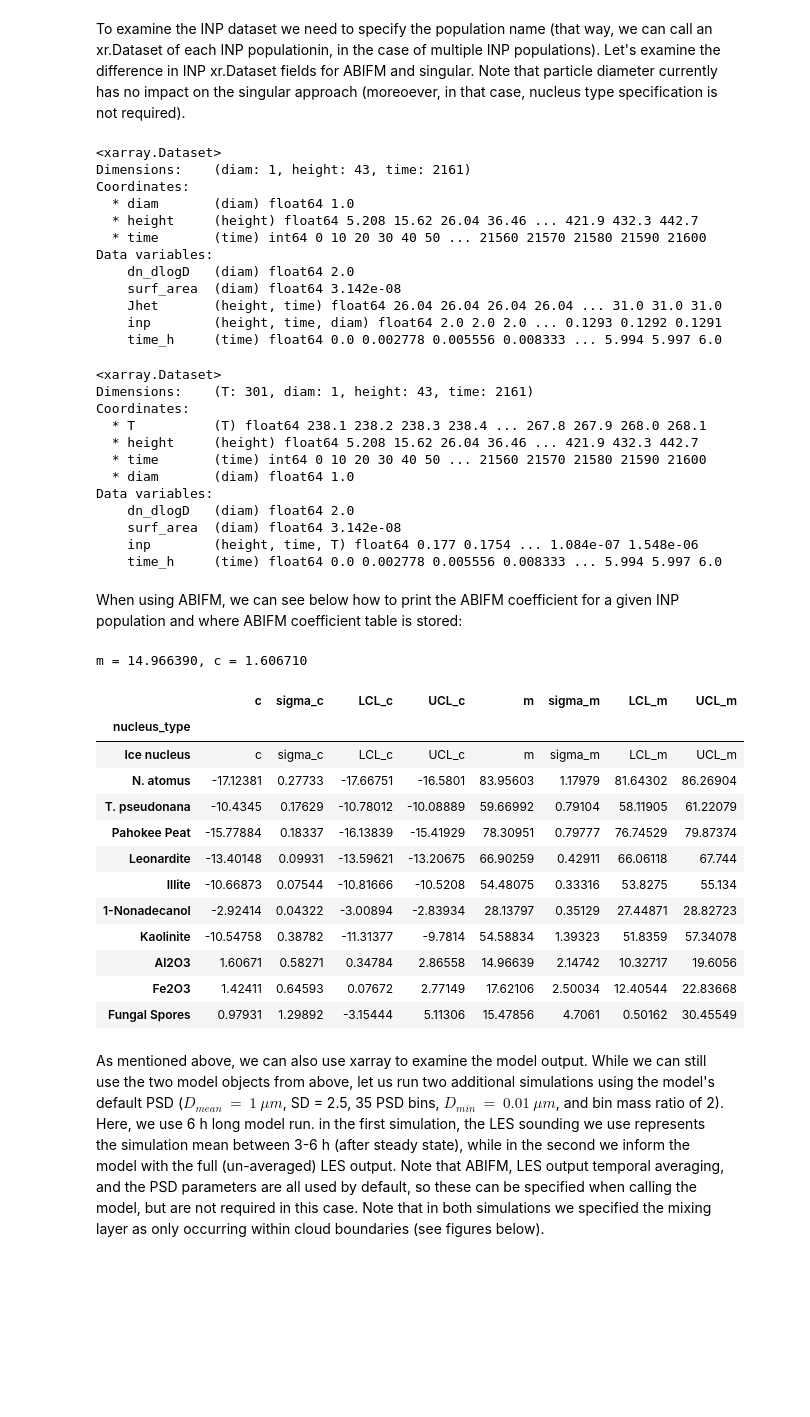
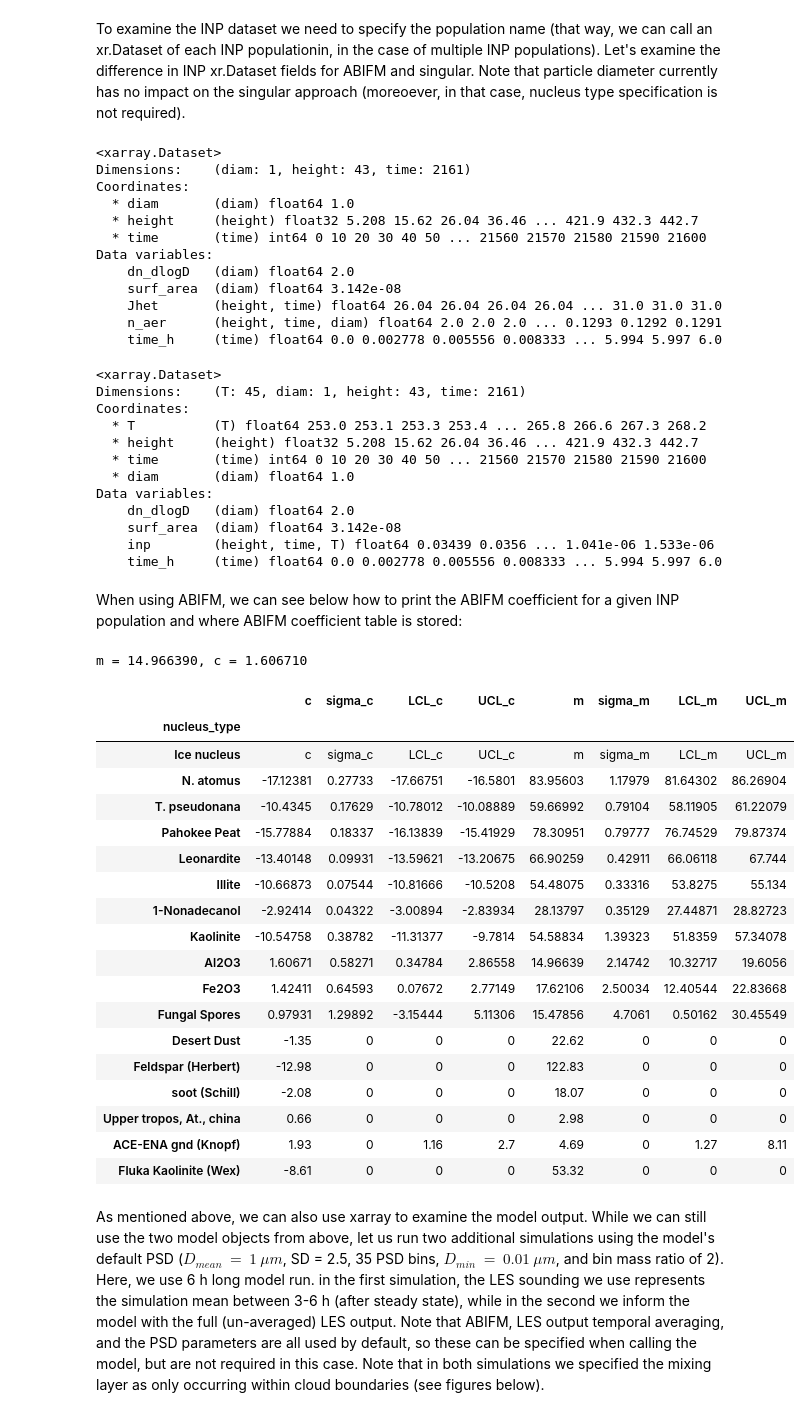
Before and after one commit to open-atmos/AC-1D, a Jupyter notebook: doc/source/Example.ipynb, the cells around one changed output. Saved outputs shown, nothing was run; the diff lists cells and outputs as text; code cells hidden in the pictures; blank space fills up the shorter version.

```diff
--- a/doc/source/Example.ipynb
+++ b/doc/source/Example.ipynb
@@ -9,7 +9,7 @@ import numpy as np
 # ABIFM
 model_abifm = ci_model(use_ABIFM=True,
                  entrain_from_cth=False,
-                 inp_info=[{"name": "Al2O3_1",                # INP population #1 properties
+                 aer_info=[{"name": "Al2O3_1",                # INP population #1 properties
                             "n_init_max": 2.,
                             "psd": {"type": "mono",
                                    "diam": 1.},
@@ -19,7 +19,7 @@ model_abifm = ci_model(use_ABIFM=True,
 # Singular
 model_singular = ci_model(use_ABIFM=False,
                  entrain_from_cth=False,
-                 inp_info=[{"name": "Al2O3_1",                # INP population #1 properties
+                 aer_info=[{"name": "Al2O3_1",                # INP population #1 properties
                             "n_init_max": 2.,
                             "psd": {"type": "mono",
                                    "diam": 1.},
@@ -83,55 +82,61 @@ Data variables:
 # %% [markdown]
 To examine the INP dataset we need to specify the population name (that way, we can call an xr.Dataset of each INP populationin, in the case of multiple INP populations). Let's examine the difference in INP xr.Dataset fields for ABIFM and singular. Note that particle diameter currently has no impact on the singular approach (moreoever, in that case, nucleus type specification is not required).
 # %%
-model_abifm.inp["Al2O3_1"].ds
+model_abifm.aer["Al2O3_1"].ds
 # %% [output]
 <xarray.Dataset>
 Dimensions:    (diam: 1, height: 43, time: 2161)
 Coordinates:
   * diam       (diam) float64 1.0
-  * height     (height) float64 5.208 15.62 26.04 36.46 ... 421.9 432.3 442.7
+  * height     (height) float32 5.208 15.62 26.04 36.46 ... 421.9 432.3 442.7
   * time       (time) int64 0 10 20 30 40 50 ... 21560 21570 21580 21590 21600
 Data variables:
     dn_dlogD   (diam) float64 2.0
     surf_area  (diam) float64 3.142e-08
     Jhet       (height, time) float64 26.04 26.04 26.04 26.04 ... 31.0 31.0 31.0
-    inp        (height, time, diam) float64 2.0 2.0 2.0 ... 0.1293 0.1292 0.1291
+    n_aer      (height, time, diam) float64 2.0 2.0 2.0 ... 0.1293 0.1292 0.1291
     time_h     (time) float64 0.0 0.002778 0.005556 0.008333 ... 5.994 5.997 6.0
 # %%
-model_singular.inp["Al2O3_1"].ds
+model_singular.aer["Al2O3_1"].ds
 # %% [output]
 <xarray.Dataset>
-Dimensions:    (T: 301, diam: 1, height: 43, time: 2161)
+Dimensions:    (T: 45, diam: 1, height: 43, time: 2161)
 Coordinates:
-  * T          (T) float64 238.1 238.2 238.3 238.4 ... 267.8 267.9 268.0 268.1
-  * height     (height) float64 5.208 15.62 26.04 36.46 ... 421.9 432.3 442.7
+  * T          (T) float64 253.0 253.1 253.3 253.4 ... 265.8 266.6 267.3 268.2
+  * height     (height) float32 5.208 15.62 26.04 36.46 ... 421.9 432.3 442.7
   * time       (time) int64 0 10 20 30 40 50 ... 21560 21570 21580 21590 21600
   * diam       (diam) float64 1.0
 Data variables:
     dn_dlogD   (diam) float64 2.0
     surf_area  (diam) float64 3.142e-08
-    inp        (height, time, T) float64 0.177 0.1754 ... 1.084e-07 1.548e-06
+    inp        (height, time, T) float64 0.03439 0.0356 ... 1.041e-06 1.533e-06
     time_h     (time) float64 0.0 0.002778 0.005556 0.008333 ... 5.994 5.997 6.0
 # %% [markdown]
 When using ABIFM, we can see below how to print the ABIFM coefficient for a given INP population and where ABIFM coefficient table is stored:
 # %%
-print("m = %f, c = %f" % (model_abifm.inp["Al2O3_1"].Jhet.m, model_abifm.inp["Al2O3_1"].Jhet.c))
-model_abifm.inp["Al2O3_1"].Jhet.Jhet_coeff_table
+print("m = %f, c = %f" % (model_abifm.aer["Al2O3_1"].Jhet.m, model_abifm.aer["Al2O3_1"].Jhet.c))
+model_abifm.aer["Al2O3_1"].Jhet.Jhet_coeff_table
 # %% [output]
 m = 14.966390, c = 1.606710
 |  | c | sigma_c | LCL_c | UCL_c | m | sigma_m | LCL_m | UCL_m |
 | nucleus_type |  |  |  |  |  |  |  |  |
 | Ice nucleus | c | sigma_c | LCL_c | UCL_c | m | sigma_m | LCL_m | UCL_m |
 | N. atomus | -17.12381 | 0.27733 | -17.66751 | -16.5801 | 83.95603 | 1.17979 | 81.64302 | 86.26904 |
 | T. pseudonana | -10.4345 | 0.17629 | -10.78012 | -10.08889 | 59.66992 | 0.79104 | 58.11905 | 61.22079 |
 | Pahokee Peat | -15.77884 | 0.18337 | -16.13839 | -15.41929 | 78.30951 | 0.79777 | 76.74529 | 79.87374 |
 | Leonardite | -13.40148 | 0.09931 | -13.59621 | -13.20675 | 66.90259 | 0.42911 | 66.06118 | 67.744 |
 | Illite | -10.66873 | 0.07544 | -10.81666 | -10.5208 | 54.48075 | 0.33316 | 53.8275 | 55.134 |
 | 1-Nonadecanol | -2.92414 | 0.04322 | -3.00894 | -2.83934 | 28.13797 | 0.35129 | 27.44871 | 28.82723 |
 | Kaolinite | -10.54758 | 0.38782 | -11.31377 | -9.7814 | 54.58834 | 1.39323 | 51.8359 | 57.34078 |
 | Al2O3 | 1.60671 | 0.58271 | 0.34784 | 2.86558 | 14.96639 | 2.14742 | 10.32717 | 19.6056 |
 | Fe2O3 | 1.42411 | 0.64593 | 0.07672 | 2.77149 | 17.62106 | 2.50034 | 12.40544 | 22.83668 |
 | Fungal Spores | 0.97931 | 1.29892 | -3.15444 | 5.11306 | 15.47856 | 4.7061 | 0.50162 | 30.45549 |
+| Desert Dust | -1.35 | 0 | 0 | 0 | 22.62 | 0 | 0 | 0 |
+| Feldspar (Herbert) | -12.98 | 0 | 0 | 0 | 122.83 | 0 | 0 | 0 |
+| soot (Schill) | -2.08 | 0 | 0 | 0 | 18.07 | 0 | 0 | 0 |
+| Upper tropos, At., china | 0.66 | 0 | 0 | 0 | 2.98 | 0 | 0 | 0 |
+| ACE-ENA gnd (Knopf) | 1.93 | 0 | 1.16 | 2.7 | 4.69 | 0 | 1.27 | 8.11 |
+| Fluka Kaolinite (Wex) | -8.61 | 0 | 0 | 0 | 53.32 | 0 | 0 | 0 |
 # %% [markdown]
 As mentioned above, we can also use xarray to examine the model output. While we can still use the two model objects from above, let us run two additional simulations using the model's default PSD ($D_{mean}\ =\ 1\ \mu m$, SD = 2.5, 35 PSD bins, $D_{min}\ =\ 0.01\ \mu m$, and bin mass ratio of 2). Here, we use 6 h long model run. in the first simulation, the LES sounding we use represents the simulation mean between 3-6 h (after steady state), while in the second we inform the model with the full (un-averaged) LES output. Note that ABIFM, LES output temporal averaging, and the PSD parameters are all used by default, so these can be specified when calling the model, but are not required in this case. Note that in both simulations we specified the mixing layer as only occurring within cloud boundaries (see figures below).
 # %%
```
Also changed, not shown: parts of 8 cells of this notebook, 38 other files.
